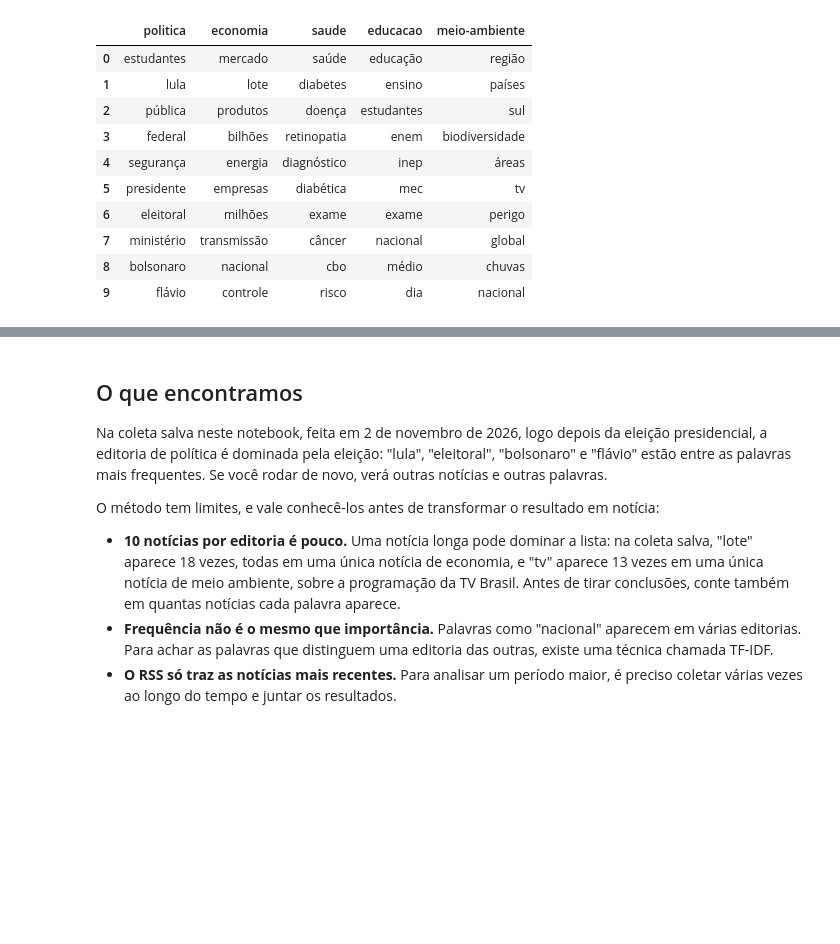
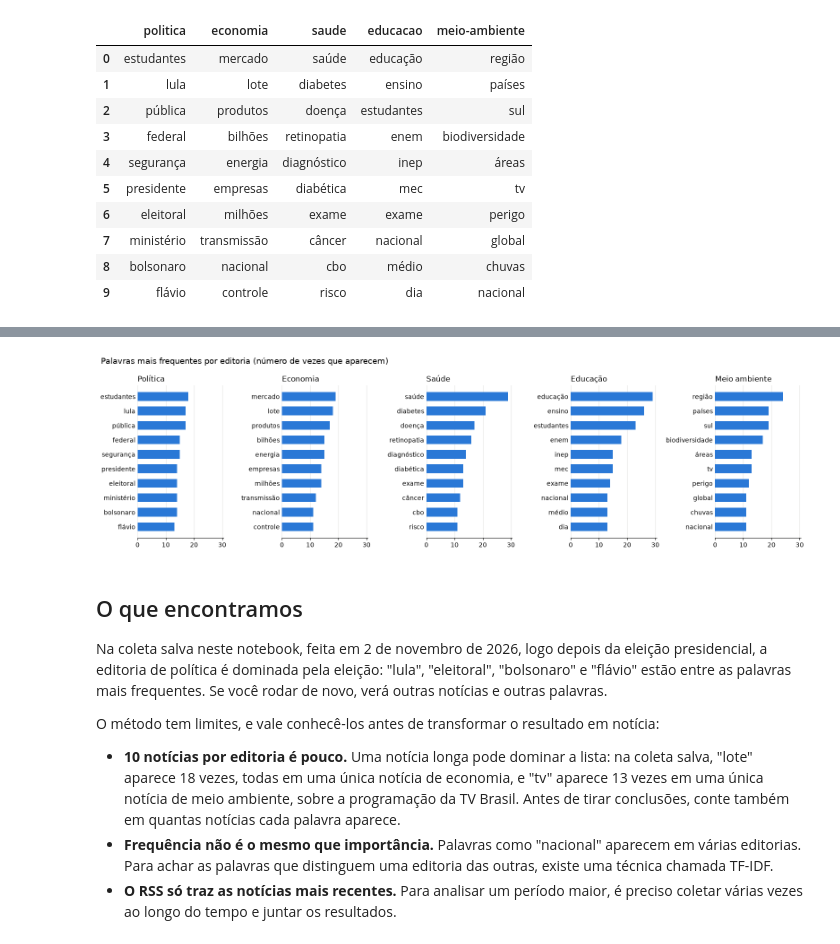
Before and after one commit to anaschwendler/jornalismo-de-dados, a Jupyter notebook: research/03-agencia-brasil.ipynb, the cells around one changed output, grey strips where cells are left out. Saved outputs shown, nothing was run; the diff lists cells and outputs as text; code cells hidden in the pictures; blank space fills up the shorter version.

```diff
--- a/research/03-agencia-brasil.ipynb
+++ b/research/03-agencia-brasil.ipynb
@@ -170,11 +170,15 @@ def words(text, stops):
     return [token for token in tokens if token not in stops and not token.isdigit()]
 
 
-def top_words(texts, stops, n=10):
+def count_words(texts, stops):
     counter = Counter()
     for text in texts:
         counter.update(words(text, stops))
-    return [word for word, _ in counter.most_common(n)]
+    return counter
+
+
+def top_words(texts, stops, n=10):
+    return [word for word, _ in count_words(texts, stops).most_common(n)]
 
 
 def top_words_by_section(stops):
@@ -222,3 +232,31 @@ top_words_by_section(news_stops)
+# %%
+import matplotlib.pyplot as plt
+
+SECTION_NAMES = {
+    'politica': 'Política',
+    'economia': 'Economia',
+    'saude': 'Saúde',
+    'educacao': 'Educação',
+    'meio-ambiente': 'Meio ambiente',
+}
+
+fig, axes = plt.subplots(1, len(SECTIONS), figsize=(16, 4.5), sharex=True)
+
+for ax, section in zip(axes, SECTIONS):
+    counts = count_words(news.loc[news['editoria'] == section, 'texto'], news_stops).most_common(10)
+    labels = [word for word, _ in counts][::-1]
+    values = [count for _, count in counts][::-1]
+    ax.barh(labels, values, color='#2a78d6', height=0.6)
+    ax.set_title(SECTION_NAMES[section], loc='left', fontsize=12)
+    ax.spines[['top', 'right', 'left']].set_visible(False)
+    ax.tick_params(axis='y', length=0)
+    ax.grid(axis='x', color='#e5e5e3', linewidth=0.8)
+    ax.set_axisbelow(True)
+
+fig.suptitle('Palavras mais frequentes por editoria (número de vezes que aparecem)', x=0.01, ha='left', fontsize=13)
+fig.tight_layout()
+# %% [output]
+[figure, added]
 # %% [markdown]
 ## O que encontramos
 
```
Also changed, not shown: parts of 1 cell of this notebook, 1 other file.
